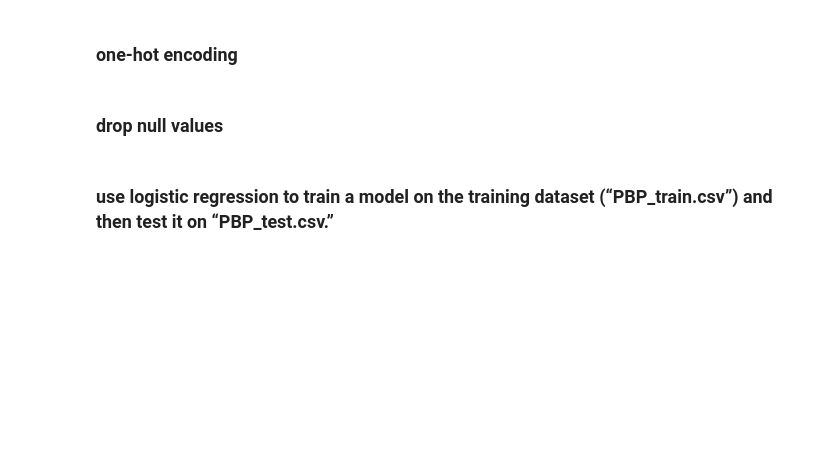
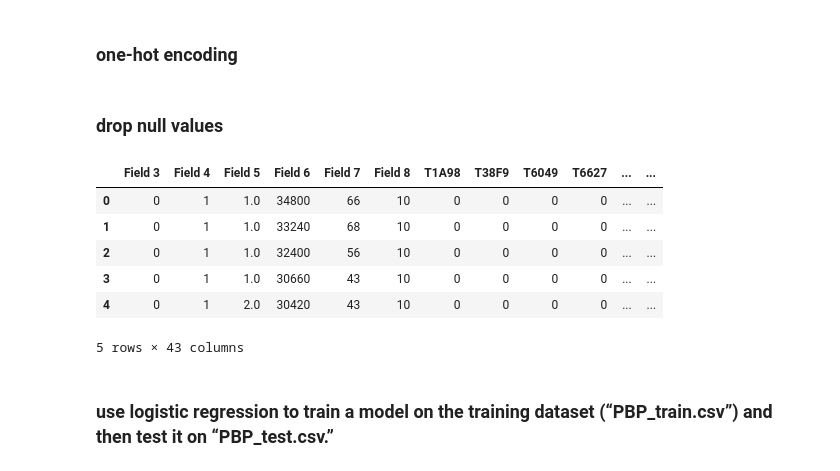
Before and after one commit to theabc50111/nccu_cs_hw, a Jupyter notebook: DeepLearning_HW/hw2/110753201_hw2_資科碩一曹昱維.ipynb, the cells around one changed output. Drawn from its saved outputs; the diff is of its cells as text; code cells hidden in the pictures; blank space fills up the shorter version.

```diff
--- a/DeepLearning_HW/hw2/110753201_hw2_資科碩一曹昱維.ipynb
+++ b/DeepLearning_HW/hw2/110753201_hw2_資科碩一曹昱維.ipynb
@@ -239,7 +239,16 @@ y_train = pd.Categorical(y_train).codes
 # %%
 not_null_ind = x_train['Field 5'][x_train['Field 5'].notnull()].index
 x_train = x_train.iloc[not_null_ind,:]
 y_train = y_train[not_null_ind]
+x_train.head()
+# %% [output]
+|  | Field 3 | Field 4 | Field 5 | Field 6 | Field 7 | Field 8 | T1A98 | T38F9 | T6049 | T6627 | ... | ... |
+| 0 | 0 | 1 | 1.0 | 34800 | 66 | 10 | 0 | 0 | 0 | 0 | ... | ... |
+| 1 | 0 | 1 | 1.0 | 33240 | 68 | 10 | 0 | 0 | 0 | 0 | ... | ... |
+| 2 | 0 | 1 | 1.0 | 32400 | 56 | 10 | 0 | 0 | 0 | 0 | ... | ... |
+| 3 | 0 | 1 | 1.0 | 30660 | 43 | 10 | 0 | 0 | 0 | 0 | ... | ... |
+| 4 | 0 | 1 | 2.0 | 30420 | 43 | 10 | 0 | 0 | 0 | 0 | ... | ... |
+5 rows × 43 columns
 # %% [markdown]
 ### use logistic regression to train a model on the training dataset (“PBP_train.csv”) and then test it on “PBP_test.csv.”
 # %%
```
Also changed, not shown: parts of 6 cells of this notebook.
